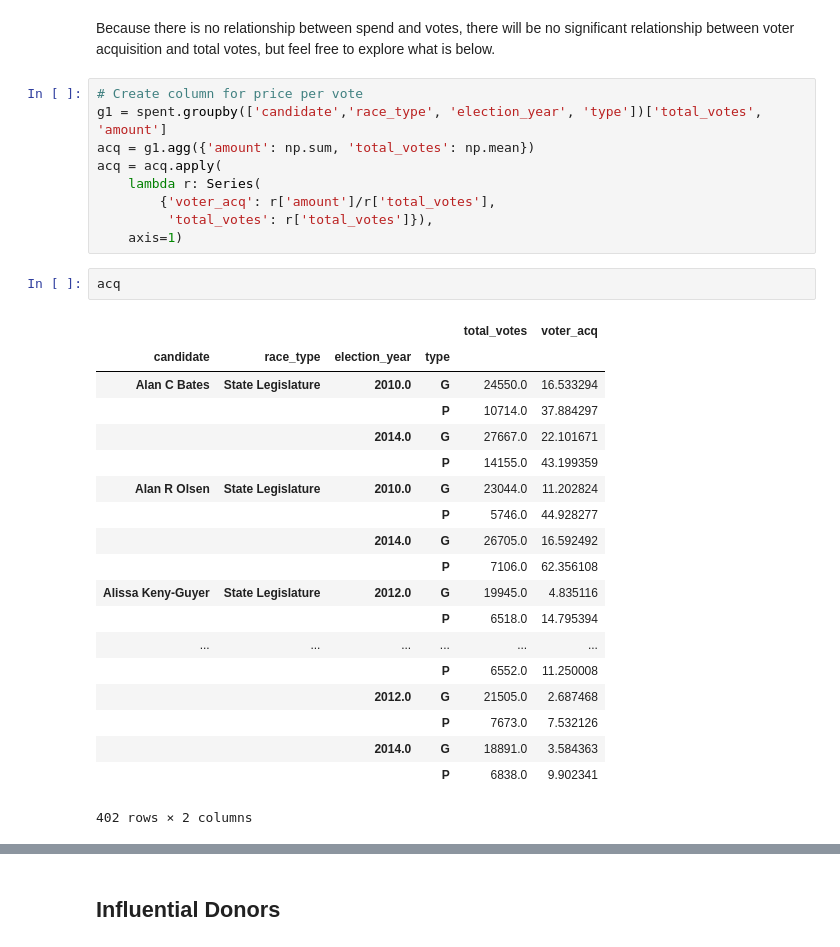
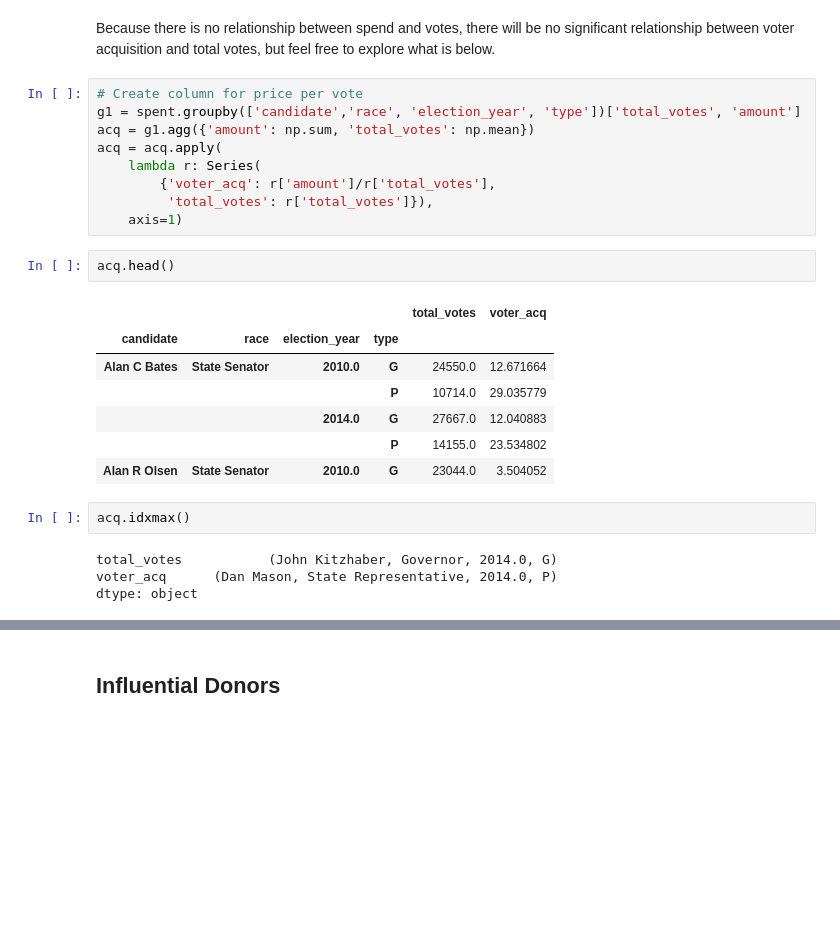
Before and after one commit to hackoregon/elections-2018, a Jupyter notebook: notebooks/overall_analysis_ballots_transactions_committees.ipynb, the cells around one changed output, grey strips where cells are left out. Cells and saved outputs as stored; diff of their text form; blank space fills up the shorter version.

```diff
--- a/notebooks/overall_analysis_ballots_transactions_committees.ipynb
+++ b/notebooks/overall_analysis_ballots_transactions_committees.ipynb
@@ -415,7 +413,7 @@ Because there is no relationship between spend and votes, there will be no signi
 free to explore what is below.
 # %%
 # Create column for price per vote
-g1 = spent.groupby(['candidate','race_type', 'election_year', 'type'])['total_votes', 'amount']
+g1 = spent.groupby(['candidate','race', 'election_year', 'type'])['total_votes', 'amount']
 acq = g1.agg({'amount': np.sum, 'total_votes': np.mean})
 acq = acq.apply(
     lambda r: Series(
@@ -423,25 +421,19 @@ acq = acq.apply(
          'total_votes': r['total_votes']}),
     axis=1)
 # %%
-acq
+acq.head()
 # %% [output]
 |  |  |  |  | total_votes | voter_acq |
-| candidate | race_type | election_year | type |  |  |
-| Alan C Bates | State Legislature | 2010.0 | G | 24550.0 | 16.533294 |
-|  |  |  | P | 10714.0 | 37.884297 |
-|  |  | 2014.0 | G | 27667.0 | 22.101671 |
-|  |  |  | P | 14155.0 | 43.199359 |
-| Alan R Olsen | State Legislature | 2010.0 | G | 23044.0 | 11.202824 |
-|  |  |  | P | 5746.0 | 44.928277 |
-|  |  | 2014.0 | G | 26705.0 | 16.592492 |
-|  |  |  | P | 7106.0 | 62.356108 |
-| Alissa Keny-Guyer | State Legislature | 2012.0 | G | 19945.0 | 4.835116 |
-|  |  |  | P | 6518.0 | 14.795394 |
-| ... | ... | ... | ... | ... | ... |
-|  |  |  | P | 6552.0 | 11.250008 |
-|  |  | 2012.0 | G | 21505.0 | 2.687468 |
-|  |  |  | P | 7673.0 | 7.532126 |
-|  |  | 2014.0 | G | 18891.0 | 3.584363 |
-|  |  |  | P | 6838.0 | 9.902341 |
+| candidate | race | election_year | type |  |  |
+| Alan C Bates | State Senator | 2010.0 | G | 24550.0 | 12.671664 |
+|  |  |  | P | 10714.0 | 29.035779 |
+|  |  | 2014.0 | G | 27667.0 | 12.040883 |
+|  |  |  | P | 14155.0 | 23.534802 |
+| Alan R Olsen | State Senator | 2010.0 | G | 23044.0 | 3.504052 |
-402 rows × 2 columns
+# %%
+acq.idxmax()
+# %% [output]
+total_votes           (John Kitzhaber, Governor, 2014.0, G)
+voter_acq      (Dan Mason, State Representative, 2014.0, P)
+dtype: object
 # %%
```
Also changed, not shown: parts of 92 cells of this notebook.
